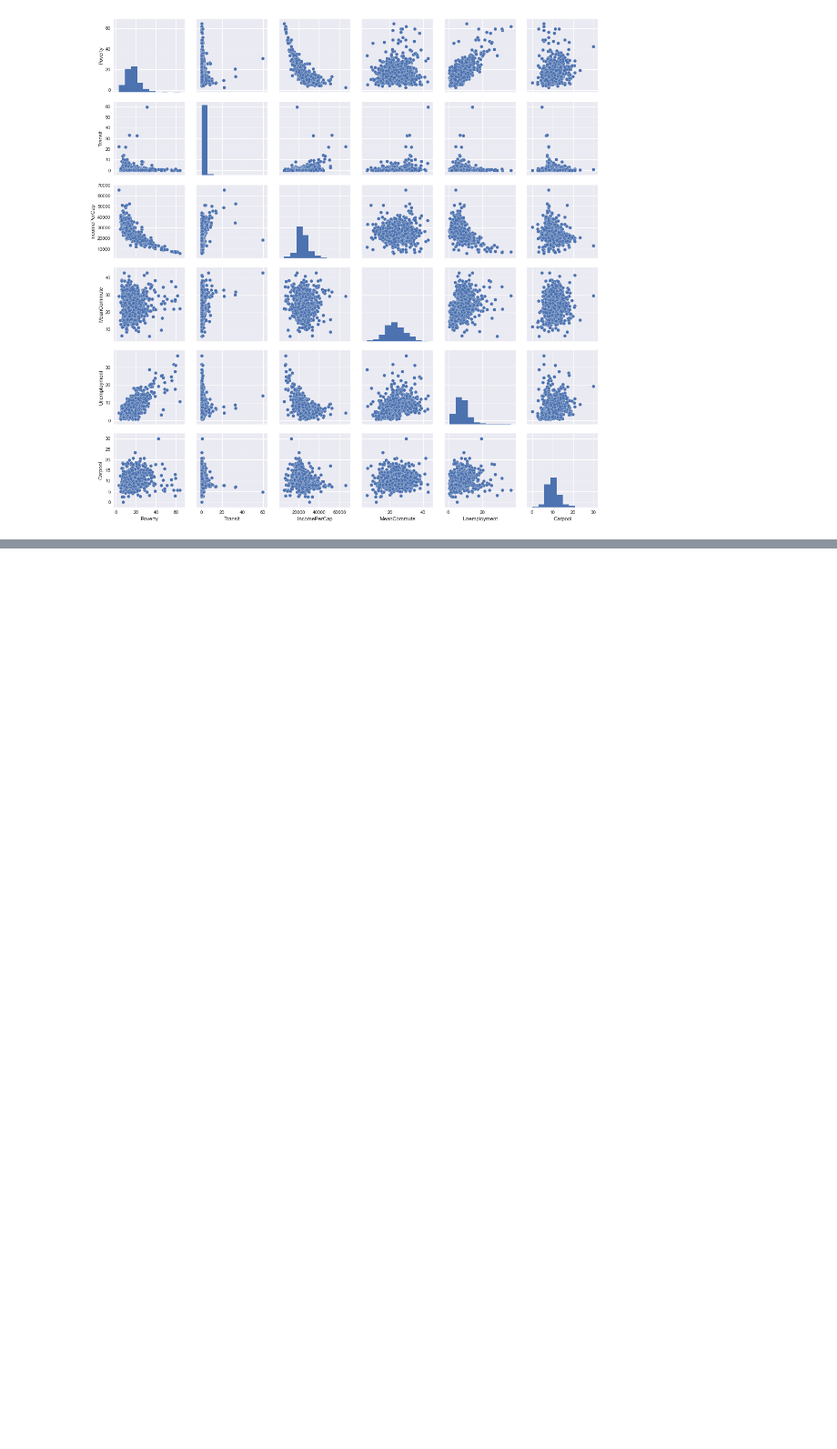
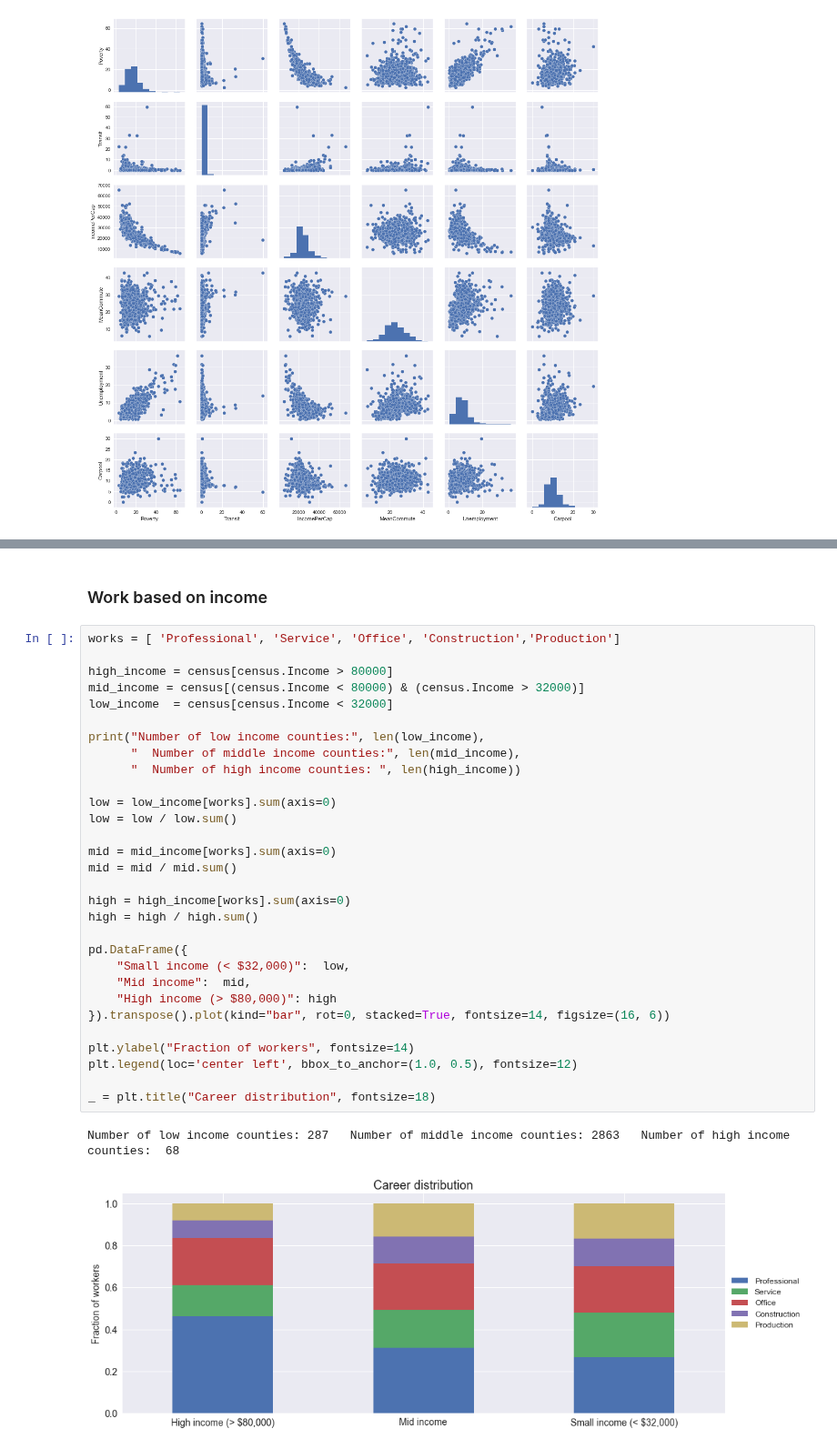
Before and after one commit to pstetz/Kaggle, a Jupyter notebook: in_progress/census/numeric_focus.ipynb, the cells around one changed output, grey strips where cells are left out. Shown at 91% size. Saved outputs shown, nothing was run; the diff lists cells and outputs as text; blank space fills up the shorter version.

```diff
--- a/in_progress/census/numeric_focus.ipynb
+++ b/in_progress/census/numeric_focus.ipynb
@@ -63,0 +136,35 @@ _ = sns.pairplot(census[numeric_cols].sample(1000))
+# %% [markdown]
+### Work based on income
+# %%
+works = [ 'Professional', 'Service', 'Office', 'Construction','Production']
+
+high_income = census[census.Income > 80000]
+mid_income = census[(census.Income < 80000) & (census.Income > 32000)]
+low_income  = census[census.Income < 32000]
+
+print("Number of low income counties:", len(low_income),
+      "  Number of middle income counties:", len(mid_income),
+      "  Number of high income counties: ", len(high_income))
+
+low = low_income[works].sum(axis=0)
+low = low / low.sum()
+
+mid = mid_income[works].sum(axis=0)
+mid = mid / mid.sum()
+
+high = high_income[works].sum(axis=0)
+high = high / high.sum()
+
+pd.DataFrame({
+    "Small income (< $32,000)":  low,
+    "Mid income":  mid,
+    "High income (> $80,000)": high
+}).transpose().plot(kind="bar", rot=0, stacked=True, fontsize=14, figsize=(16, 6))
+
+plt.ylabel("Fraction of workers", fontsize=14)
+plt.legend(loc='center left', bbox_to_anchor=(1.0, 0.5), fontsize=12)
+
+_ = plt.title("Career distribution", fontsize=18)
+# %% [output]
+Number of low income counties: 287   Number of middle income counties: 2863   Number of high income counties:  68
+[figure, added]
```
Also changed, not shown: parts of 7 cells of this notebook.
